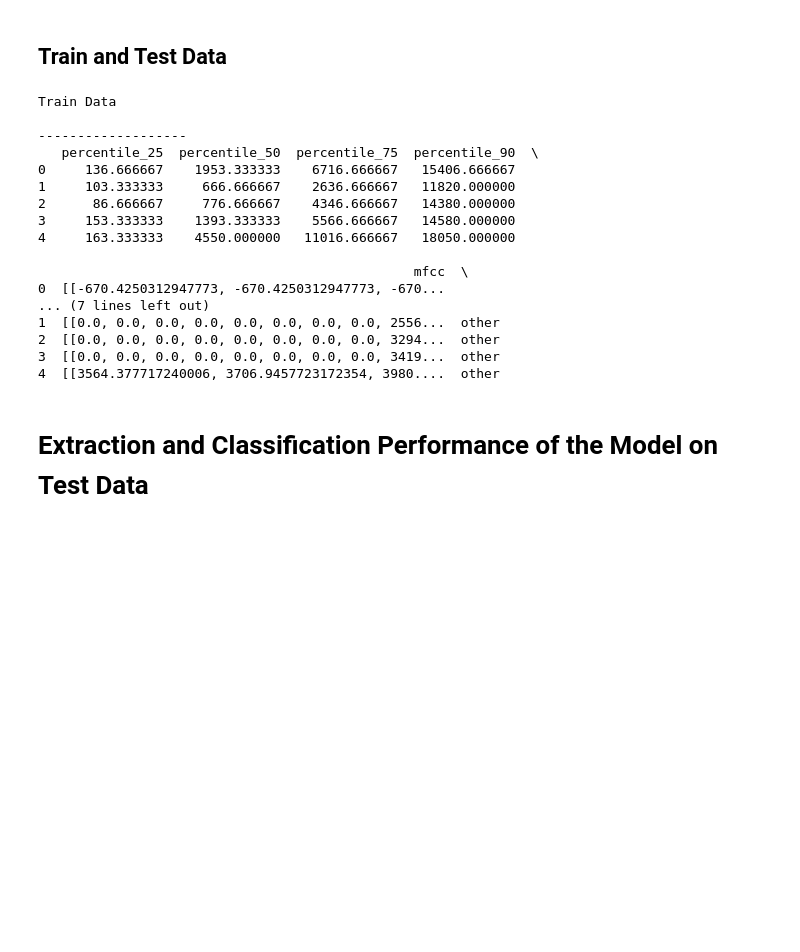
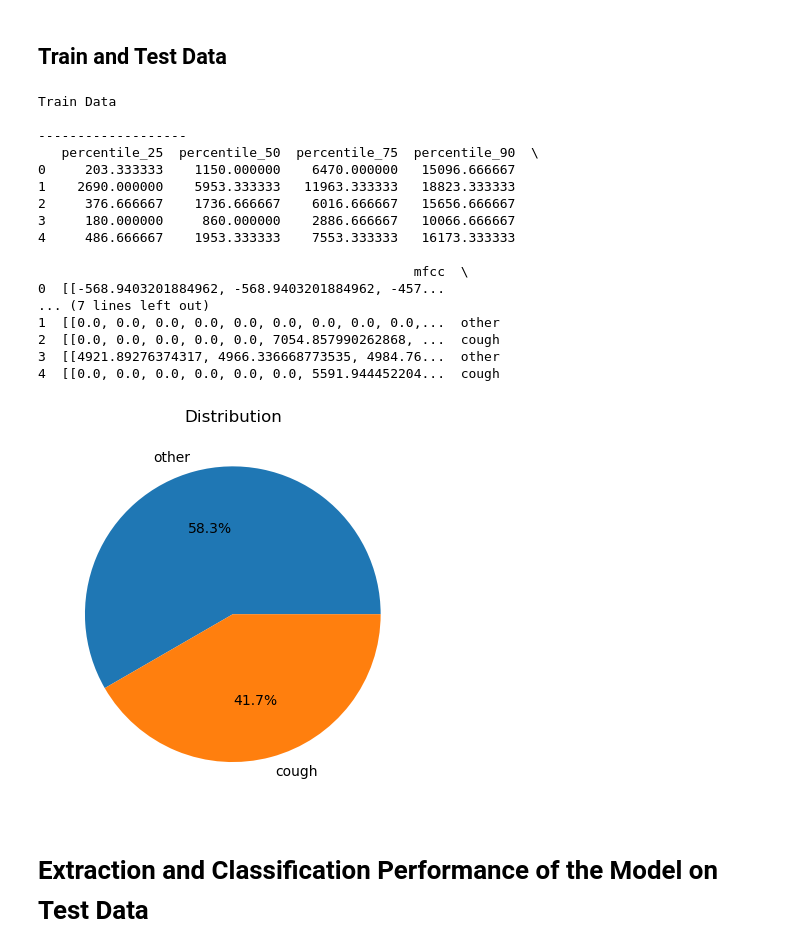
Before and after one commit to szulaldemirtas/electrosalus-research, a Jupyter notebook: cough-detection-with-extraction.ipynb, the cells around one changed output. Cells and saved outputs as stored; diff of their text form; code cells hidden in the pictures; blank space fills up the shorter version.

```diff
--- a/cough-detection-with-extraction.ipynb
+++ b/cough-detection-with-extraction.ipynb
@@ -315,3 +374,33 @@ for (info, label) in zip(X_train_init.values, y_train_init.values):
+# %%
+df_train_extracted = pd.concat([df_train_extracted, df_augmented_data])
+# %%
+Audiodata_train = {'percentile_25': [], 'percentile_50': [], 'percentile_75': [], 'percentile_90': [], 'mfcc': [], 'sc':[], 'label': []}
+
+for row in df_train_extracted.values:
+
+    row_copy = row.copy()
+    extracted_data = row_copy[0]
+    label = row_copy[1]
+
+    # Find percentile points
+    per_25, per_50, per_75, per_90 = find_percentile_points(extracted_data)
+
+    # MFCC Feature extraction
+    mfccs, delta_mfccs, delta2_mfccs = get_mfcc_features(extracted_data)
+
+    # Comprehensive MFCCs
+    comprehensive_mfccs = np.concatenate((mfccs, delta_mfccs, delta2_mfccs))
+
+    # Find spectral centroids
+    sc = librosa.feature.spectral_centroid(y=extracted_data, sr=sample_rate)
+
+    Audiodata_train['percentile_25'].append(per_25)
+    Audiodata_train['percentile_50'].append(per_50)
+    Audiodata_train['percentile_75'].append(per_75)
+    Audiodata_train['percentile_90'].append(per_90)
+    Audiodata_train['mfcc'].append(comprehensive_mfccs)
+    Audiodata_train['sc'].append(sc)
+    Audiodata_train['label'].append(label)
 # %% [markdown]
 ## Train and Test Data
 # %%
@@ -323,43 +412,51 @@ df_train = pd.DataFrame.from_dict(Audiodata_train)
 
 print("Train Data \n")
 print("-------------------")
 print(df_train.head())
 print()
 
 mfcc_values = np.array(df_train['mfcc'].tolist())
 mfcc_values = mfcc_values.reshape(mfcc_values.shape[0], -1)
 
 sc_values = np.array(df_train['sc'].tolist())
 sc_values = sc_values.reshape(sc_values.shape[0], -1)
 
 percentile_values = df_train.iloc[:, :4].values
 
 X_train = np.concatenate((percentile_values, mfcc_values, sc_values), axis=1)
 X_train_per = percentile_values
 X_train_per_mfcc =  np.concatenate((percentile_values, mfcc_values), axis=1)
 X_train_mfcc_sc = np.concatenate((mfcc_values, sc_values), axis=1)
 
 label_encoder = LabelEncoder()
 y_train = df_train.iloc[:, -1]
 y_train = 1 - label_encoder.fit_transform(y_train)
+
+label_counts = df_train['label'].value_counts()
+
+fig, ax = plt.subplots()
+ax.pie(label_counts, labels=label_counts.index, autopct='%1.1f%%')
+plt.title("Distribution")
+plt.show()
 # %% [output]
 Train Data
 
 -------------------
    percentile_25  percentile_50  percentile_75  percentile_90  \
-0     136.666667    1953.333333    6716.666667   15406.666667
-1     103.333333     666.666667    2636.666667   11820.000000
-2      86.666667     776.666667    4346.666667   14380.000000
-3     153.333333    1393.333333    5566.666667   14580.000000
-4     163.333333    4550.000000   11016.666667   18050.000000
+0     203.333333    1150.000000    6470.000000   15096.666667
+1    2690.000000    5953.333333   11963.333333   18823.333333
+2     376.666667    1736.666667    6016.666667   15656.666667
+3     180.000000     860.000000    2886.666667   10066.666667
+4     486.666667    1953.333333    7553.333333   16173.333333
 
                                                 mfcc  \
-0  [[-670.4250312947773, -670.4250312947773, -670...
+0  [[-568.9403201884962, -568.9403201884962, -457...
 ... (7 lines left out)
-1  [[0.0, 0.0, 0.0, 0.0, 0.0, 0.0, 0.0, 0.0, 2556...  other
-2  [[0.0, 0.0, 0.0, 0.0, 0.0, 0.0, 0.0, 0.0, 3294...  other
-3  [[0.0, 0.0, 0.0, 0.0, 0.0, 0.0, 0.0, 0.0, 3419...  other
-4  [[3564.377717240006, 3706.9457723172354, 3980....  other
+1  [[0.0, 0.0, 0.0, 0.0, 0.0, 0.0, 0.0, 0.0, 0.0,...  other
+2  [[0.0, 0.0, 0.0, 0.0, 0.0, 7054.857990262868, ...  cough
+3  [[4921.89276374317, 4966.336668773535, 4984.76...  other
+4  [[0.0, 0.0, 0.0, 0.0, 0.0, 0.0, 5591.944452204...  cough
+[figure, added]
 # %%
 kf = KFold(n_splits=5, shuffle=False)
 # %% [markdown]
```
Also changed, not shown: parts of 22 cells of this notebook.
